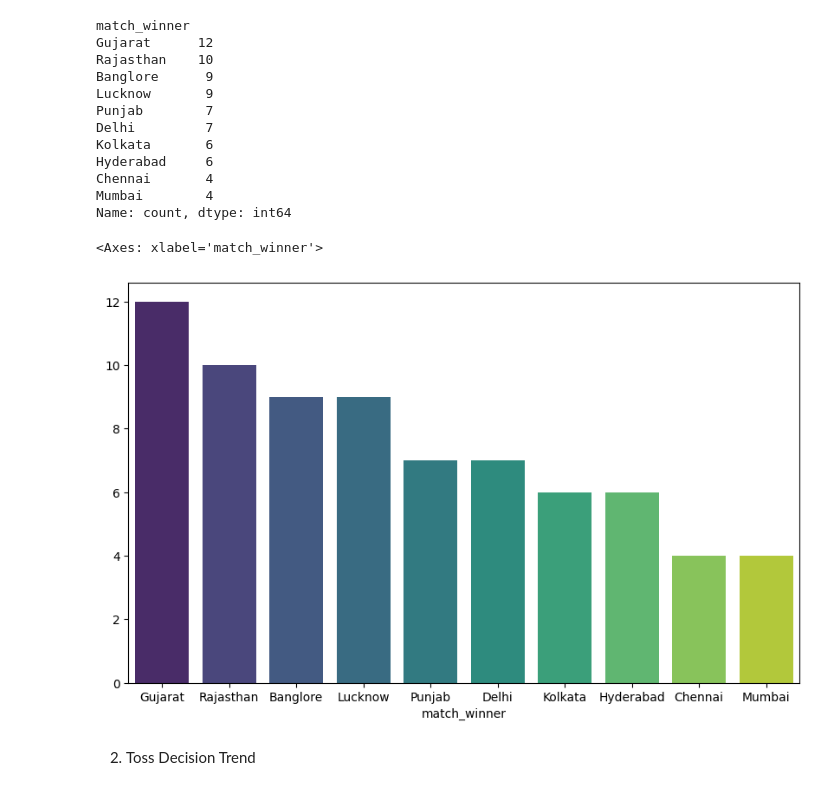
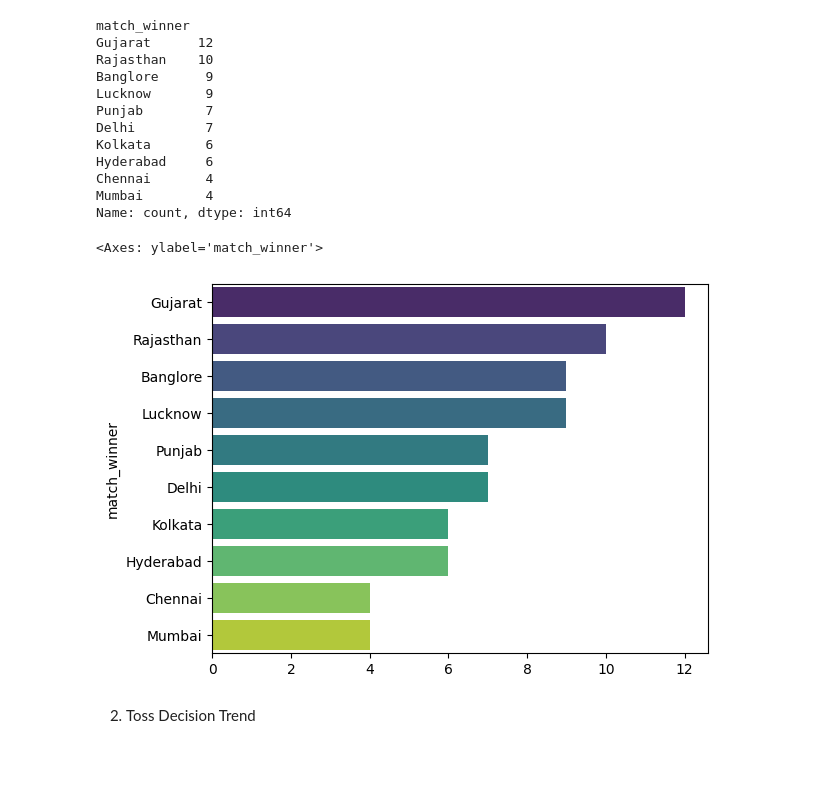
Before and after one commit to wasif-h/Data-Analytics-Odyssey, a Jupyter notebook: IPL_Project/IPL_Capstone_Project.ipynb, the cells around one changed output. Saved outputs shown, nothing was run; the diff lists cells and outputs as text; code cells hidden in the pictures; blank space fills up the shorter version.

```diff
--- a/IPL_Project/IPL_Capstone_Project.ipynb
+++ b/IPL_Project/IPL_Capstone_Project.ipynb
@@ -86,11 +86,11 @@ Chennai       4
 Mumbai        4
 Name: count, dtype: int64
 # %%
-plt.figure(figsize=(10,6))
-sns.barplot(x=match_wins.index, y=match_wins.values,palette='viridis')
+
+sns.barplot(y=match_wins.index, x=match_wins.values,palette='viridis')
 # %% [output]
-<Axes: xlabel='match_winner'>
+<Axes: ylabel='match_winner'>
-[figure, old version]
+[figure, new version]
 # %% [markdown]
 2. Toss Decision Trend
 # %%
```
Also changed, not shown: parts of 1 cell of this notebook.
